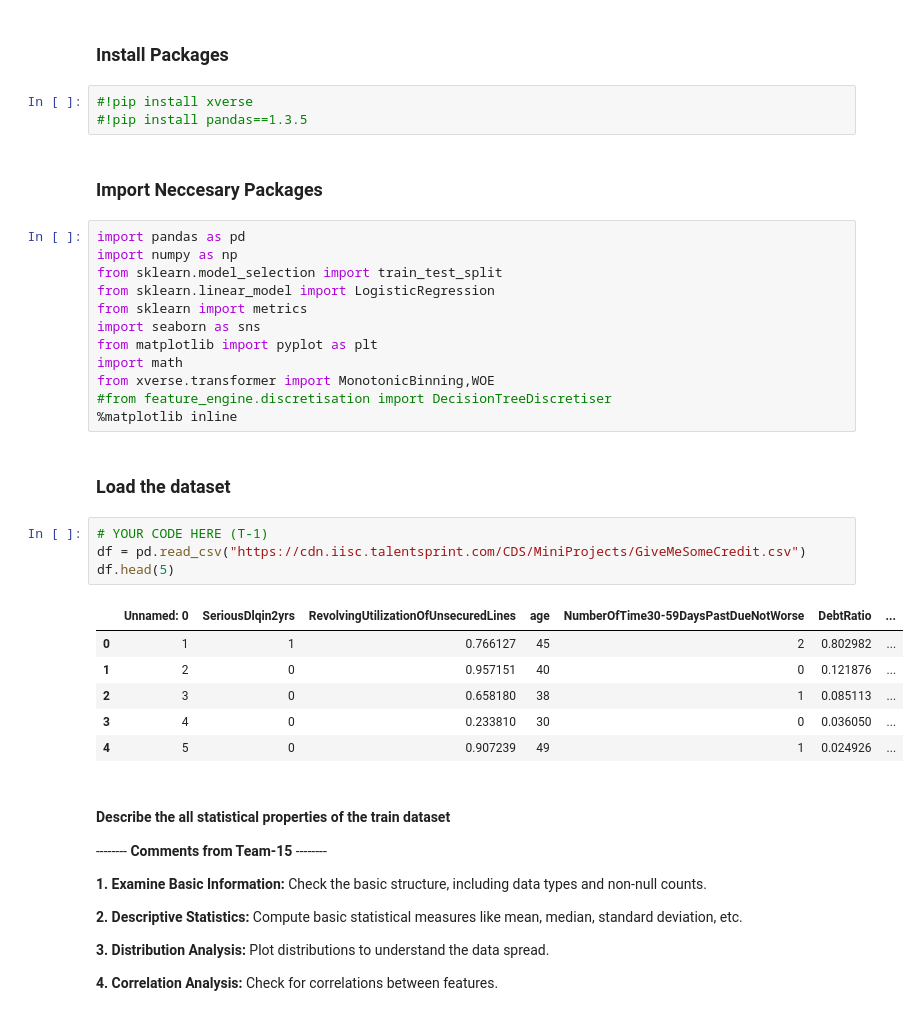
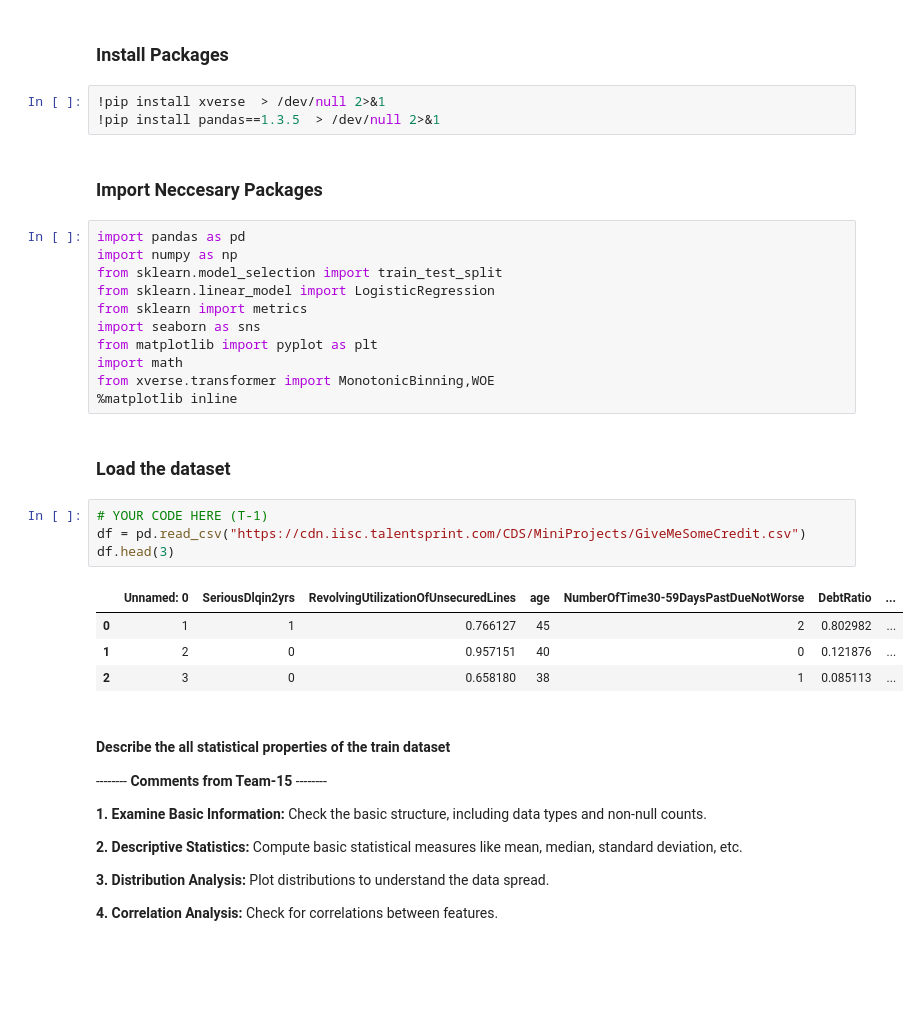
Before and after one commit to vchandraiitk/datascience, a Jupyter notebook: 15_05_2024_Vikas_M3_NB_MiniProject_2_Credit_risk_modelling_Logistic_Regression.ipynb, the cells around one changed output. Drawn from its saved outputs; the diff is of its cells as text; blank space fills up the shorter version.

```diff
--- a/15_05_2024_Vikas_M3_NB_MiniProject_2_Credit_risk_modelling_Logistic_Regression.ipynb
+++ b/15_05_2024_Vikas_M3_NB_MiniProject_2_Credit_risk_modelling_Logistic_Regression.ipynb
@@ -78,8 +78,8 @@ Data Downloaded Successfully!
 # %% [markdown]
 ### Install Packages
 # %%
-#!pip install xverse
-#!pip install pandas==1.3.5
+!pip install xverse  > /dev/null 2>&1
+!pip install pandas==1.3.5  > /dev/null 2>&1
 # %% [markdown]
 ### Import Neccesary Packages
 # %%
@@ -92,21 +92,18 @@ import seaborn as sns
 from matplotlib import pyplot as plt
 import math
 from xverse.transformer import MonotonicBinning,WOE
-#from feature_engine.discretisation import DecisionTreeDiscretiser
 %matplotlib inline
 # %% [markdown]
 ### Load the dataset
 # %%
 # YOUR CODE HERE (T-1)
 df = pd.read_csv("https://cdn.iisc.talentsprint.com/CDS/MiniProjects/GiveMeSomeCredit.csv")
-df.head(5)
+df.head(3)
 # %% [output]
 |  | Unnamed: 0 | SeriousDlqin2yrs | RevolvingUtilizationOfUnsecuredLines | age | NumberOfTime30-59DaysPastDueNotWorse | DebtRatio | ... |
 | 0 | 1 | 1 | 0.766127 | 45 | 2 | 0.802982 | ... |
 | 1 | 2 | 0 | 0.957151 | 40 | 0 | 0.121876 | ... |
 | 2 | 3 | 0 | 0.658180 | 38 | 1 | 0.085113 | ... |
-| 3 | 4 | 0 | 0.233810 | 30 | 0 | 0.036050 | ... |
-| 4 | 5 | 0 | 0.907239 | 49 | 1 | 0.024926 | ... |
 # %% [markdown]
 #### Describe the all statistical properties of the train dataset
 -------- **Comments from Team-15** --------
```
Also changed, not shown: parts of 6 cells of this notebook.
